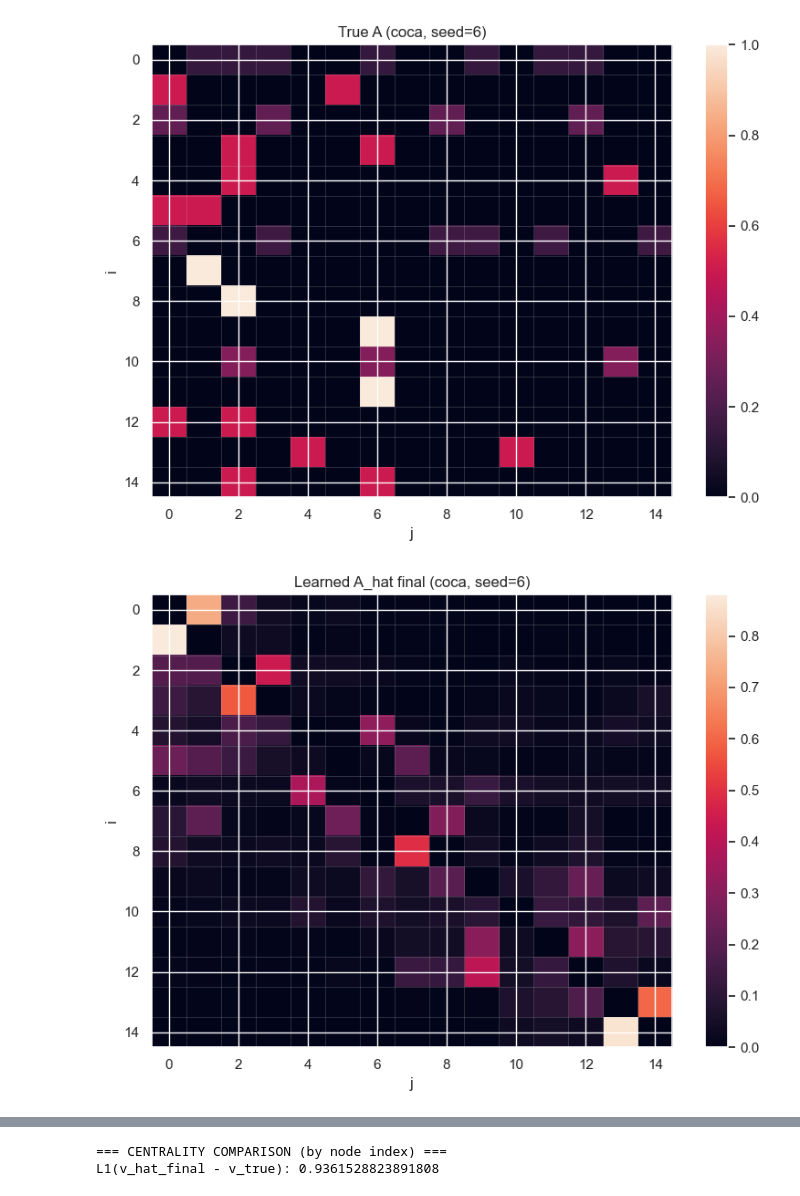
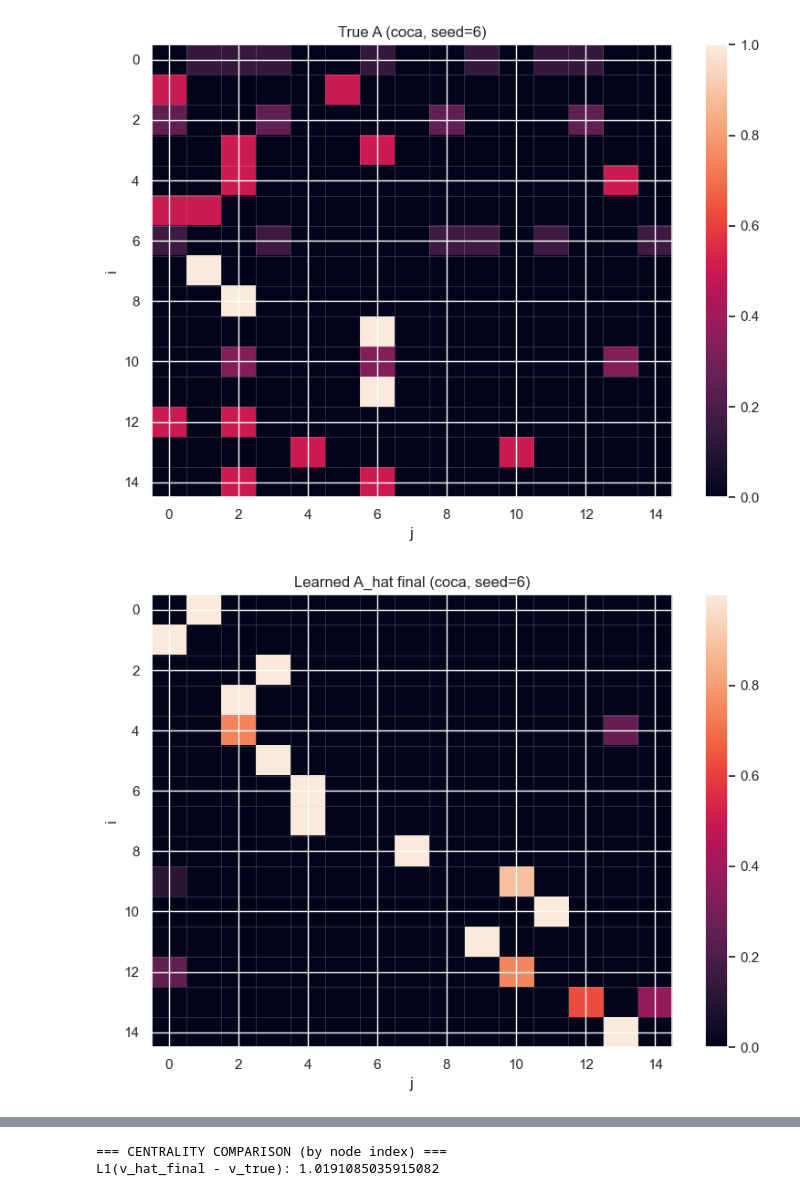
Before and after one commit to mariusdgm/unknown_graph_networks, a Jupyter notebook: opinion_dynamics/experiments/test_multiseed_coca_nonlinear.ipynb, the cells around one changed output, grey strips where cells are left out. Saved outputs shown, nothing was run; the diff lists cells and outputs as text; code cells hidden in the pictures.

```diff
--- a/opinion_dynamics/experiments/test_multiseed_coca_nonlinear.ipynb
+++ b/opinion_dynamics/experiments/test_multiseed_coca_nonlinear.ipynb
@@ -158,7 +216,7 @@ SEED_TO_PLOT = 6
 DYNAMICS = "coca"   # or "laplacian"
 
 FIT_KW = dict(
-    fit_max_steps=800 if DYNAMICS == "coca" else 50_000,
+    fit_max_steps=5_000 if DYNAMICS == "coca" else 50_000,
     fit_mae_stop=1e-2 if DYNAMICS == "coca" else 1e-3,
     fit_batch_size=512 if DYNAMICS == "coca" else 64,
     fit_check_every=200,
@@ -340,6 +398,6 @@ asym: 0.5062301201793663
 edges: 210
 sink_sizes: [15]
 has_singleton_sink: False
 [figure]
-[figure, old version]
+[figure, new version]
 [figure]
@@ -347,2 +405,2 @@ has_singleton_sink: False
 === CENTRALITY COMPARISON (by node index) ===
-L1(v_hat_final - v_true): 0.9361528823891808
+L1(v_hat_final - v_true): 1.0191085035915082
```
Also changed, not shown: parts of 3 cells of this notebook, 5 other files.
